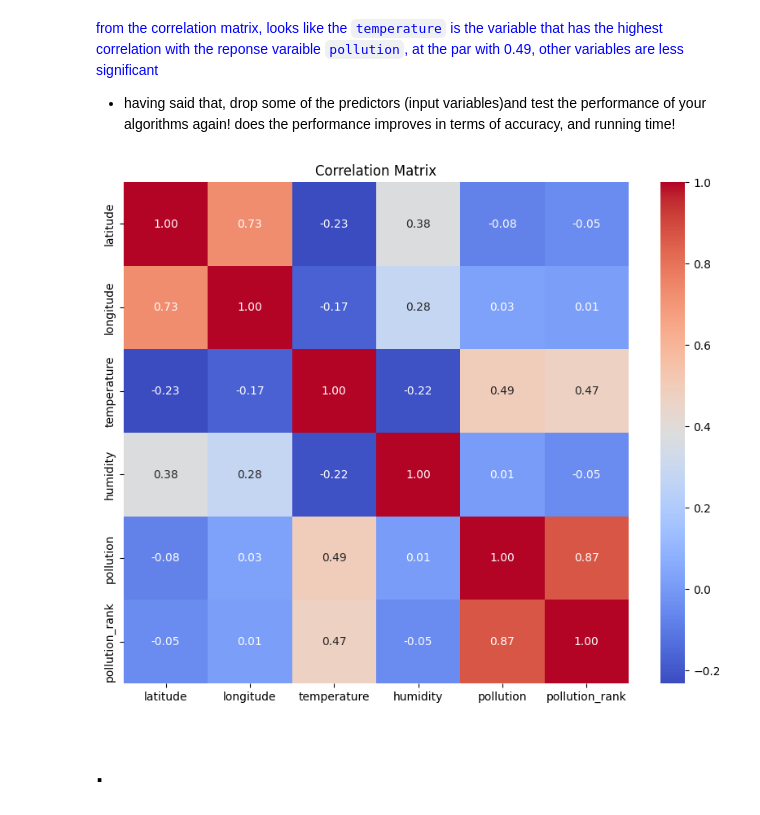
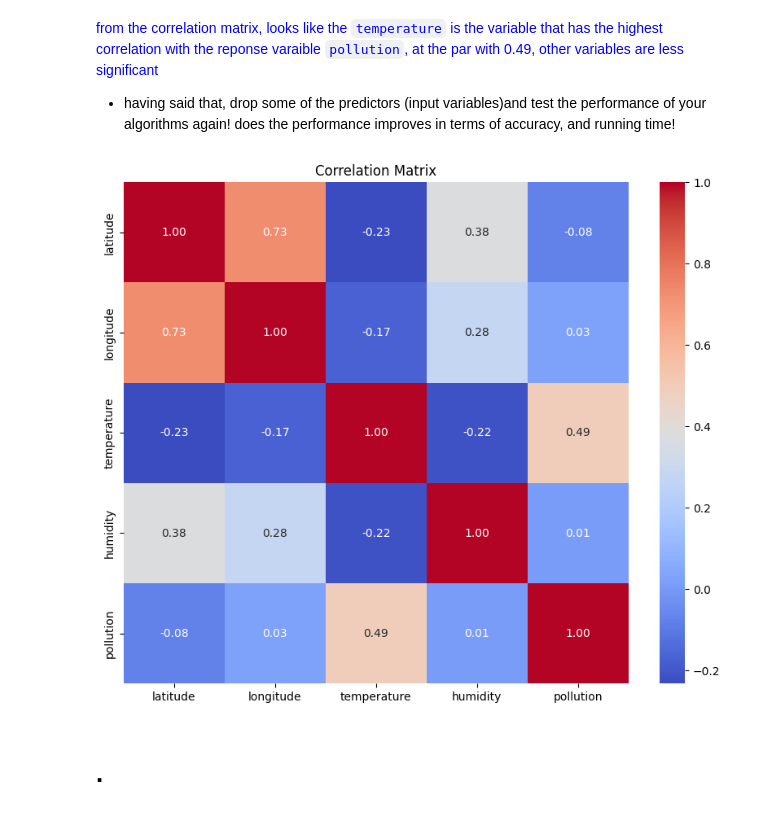
Before and after one commit to Dr-Isam-ALJAWARNEH/ds-project-lstm-forecasting, a Jupyter notebook: code/Project01_LSTM.ipynb, the cells around one changed output. Cells and saved outputs as stored; diff of their text form; code cells hidden in the pictures.

```diff
--- a/Project01_LSTM.ipynb
+++ b/code/Project01_LSTM.ipynb
@@ -24,10 +24,10 @@ from scipy import stats
 
 import os
 # %%
-#path="/content/drive/MyDrive/smart_parking/data/"
+path="/content/drive/MyDrive/smart_parking/data/"
 # %%
-#NYC_PM = pd.read_csv(path + "NYC_PM.csv")
-NYC_PM = pd.read_csv("https://raw.githubusercontent.com/IsamAljawarneh/datasets/master/data/NYC_AQ.csv")
+NYC_PM = pd.read_csv(path + "NYC_PM.csv")
+#NYC_PM = pd.read_csv("https://raw.githubusercontent.com/IsamAljawarneh/datasets/master/data/NYC_AQ.csv")
 NYC_PM.head()
 # %% [output]
 |  | SensorID | time | latitude | longitude | bin0 | bin1 | bin2 | bin3 | bin4 | bin5 | ... | ... |
@@ -489,26 +489,26 @@ pyplot.show()
 # %%
 import pandas as pd
 import seaborn as sns
 import matplotlib.pyplot as plt
 
 # Assuming you already have merged_data DataFrame
 
 # Calculate the correlation matrix
-correlation_matrix = merged_data.corr()
+correlation_matrix = dataset.corr()
 
 # Set up the matplotlib figure
 plt.figure(figsize=(10, 8))
 
 # Draw the heatmap
 sns.heatmap(correlation_matrix, annot=True, cmap='coolwarm', fmt=".2f")
 
 # Add title
 plt.title('Correlation Matrix')
 
 # Show plot
 plt.show()
 # %% [output]
-[figure, old version]
+[figure, new version]
 # %% [markdown]
 # .
 # %%
```
Also changed, not shown: parts of 8 cells of this notebook.
